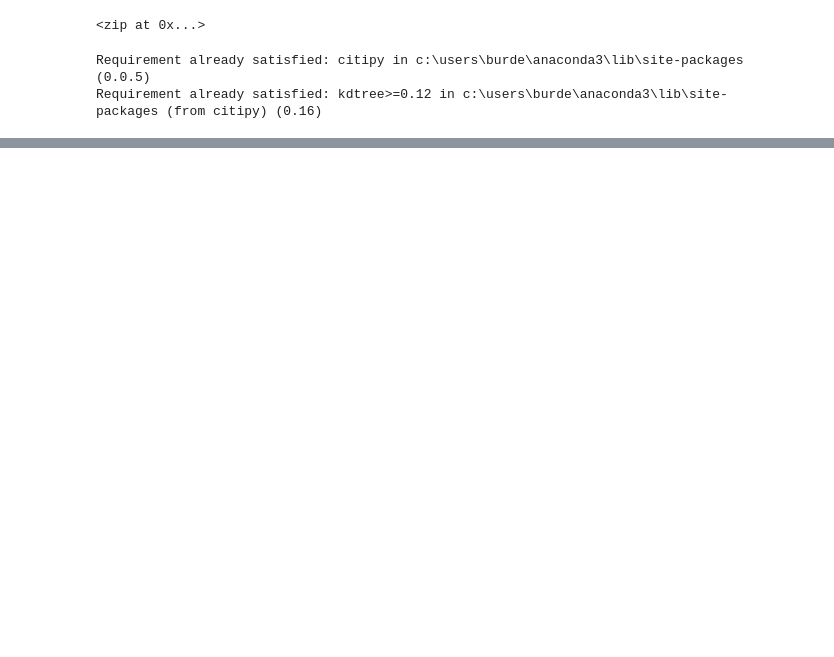
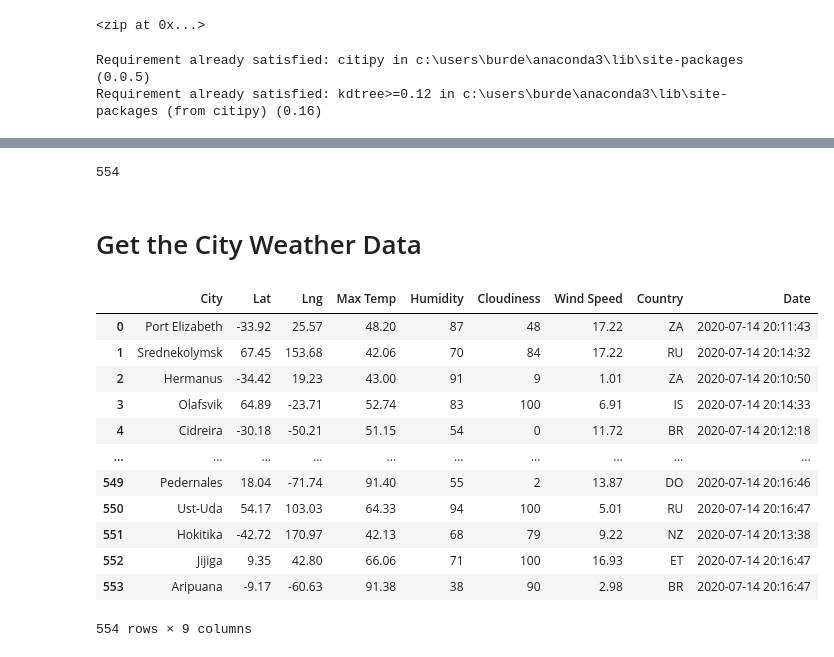
Before and after one commit to BurdenDerek/World_Weather_Analysis, a Jupyter notebook: WeatherPy.ipynb, the cells around one changed output, grey strips where cells are left out. Cells and saved outputs as stored; diff of their text form; code cells hidden in the pictures; blank space fills up the shorter version.

Commit message:
add security and updates to weatherPy

```diff
--- a/WeatherPy.ipynb
+++ b/WeatherPy.ipynb
@@ -59,0 +72,4 @@ len(cities)
+# %%
+# Starting URL for Weather Map API Call.
+url = f"http://api.openweathermap.org/data/2.5/weather?units=Imperial&APPID={weather_api_key}"
+print(url)
@@ -59,0 +150,5 @@ len(cities)
+# %%
+# Create an endpoint URL for a city.
+city_url = url + "&q=" + "Boston"
+city_weather = requests.get(city_url)
+city_weather.json()
@@ -59,0 +304,6 @@ len(cities)
+# %%
+len(city_data)
+# %% [output]
+554
+# %% [markdown]
+# Get the City Weather Data
@@ -59,0 +317,17 @@ len(cities)
+# %%
+city_data_df =pd.DataFrame(city_data)
+city_data_df
+# %% [output]
+|  | City | Lat | Lng | Max Temp | Humidity | Cloudiness | Wind Speed | Country | Date |
+| 0 | Port Elizabeth | -33.92 | 25.57 | 48.20 | 87 | 48 | 17.22 | ZA | 2020-07-14 20:11:43 |
+| 1 | Srednekolymsk | 67.45 | 153.68 | 42.06 | 70 | 84 | 17.22 | RU | 2020-07-14 20:14:32 |
+| 2 | Hermanus | -34.42 | 19.23 | 43.00 | 91 | 9 | 1.01 | ZA | 2020-07-14 20:10:50 |
+| 3 | Olafsvik | 64.89 | -23.71 | 52.74 | 83 | 100 | 6.91 | IS | 2020-07-14 20:14:33 |
+| 4 | Cidreira | -30.18 | -50.21 | 51.15 | 54 | 0 | 11.72 | BR | 2020-07-14 20:12:18 |
+| ... | ... | ... | ... | ... | ... | ... | ... | ... | ... |
+| 549 | Pedernales | 18.04 | -71.74 | 91.40 | 55 | 2 | 13.87 | DO | 2020-07-14 20:16:46 |
+| 550 | Ust-Uda | 54.17 | 103.03 | 64.33 | 94 | 100 | 5.01 | RU | 2020-07-14 20:16:47 |
+| 551 | Hokitika | -42.72 | 170.97 | 42.13 | 68 | 79 | 9.22 | NZ | 2020-07-14 20:13:38 |
+| 552 | Jijiga | 9.35 | 42.80 | 66.06 | 71 | 100 | 16.93 | ET | 2020-07-14 20:16:47 |
+| 553 | Aripuana | -9.17 | -60.63 | 91.38 | 38 | 90 | 2.98 | BR | 2020-07-14 20:16:47 |
+554 rows × 9 columns
```
Also changed, not shown: parts of 28 cells of this notebook, 3 other files.
